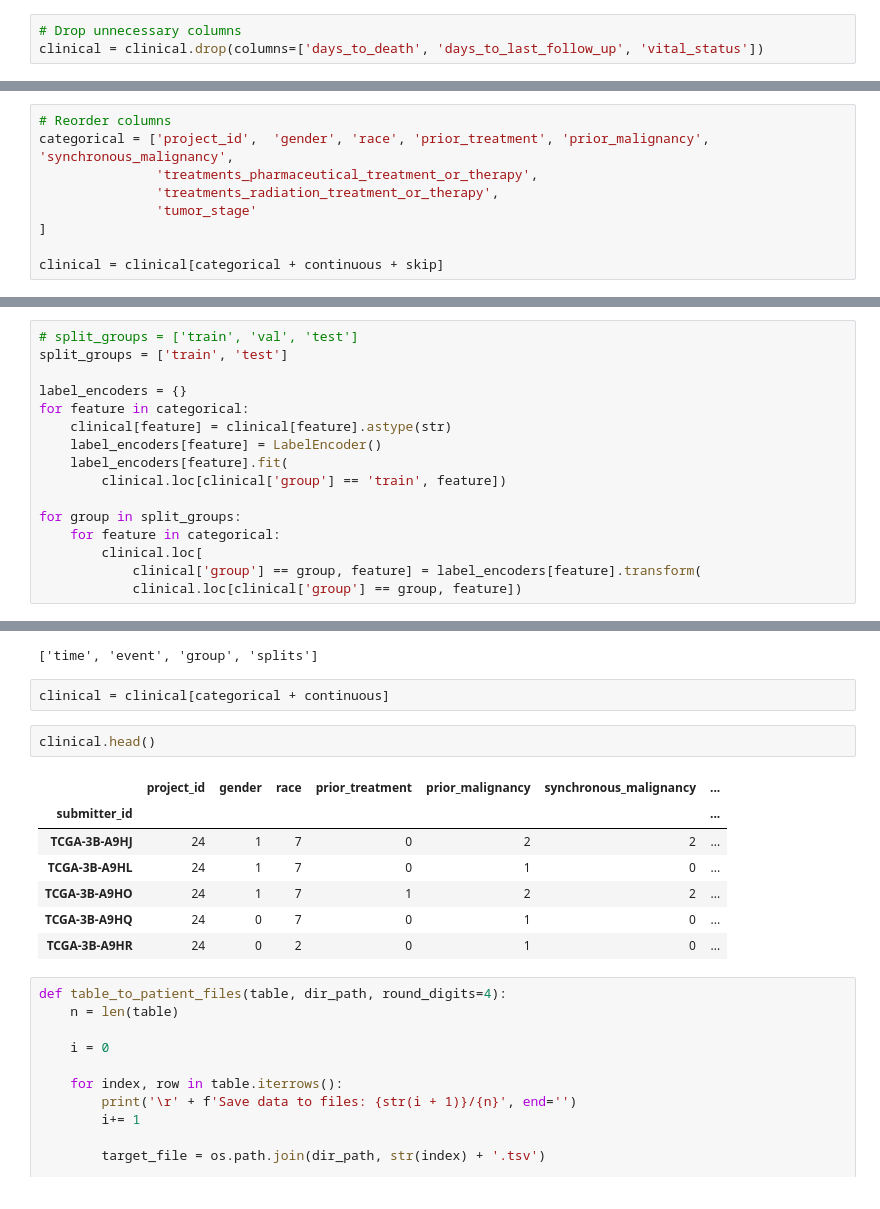
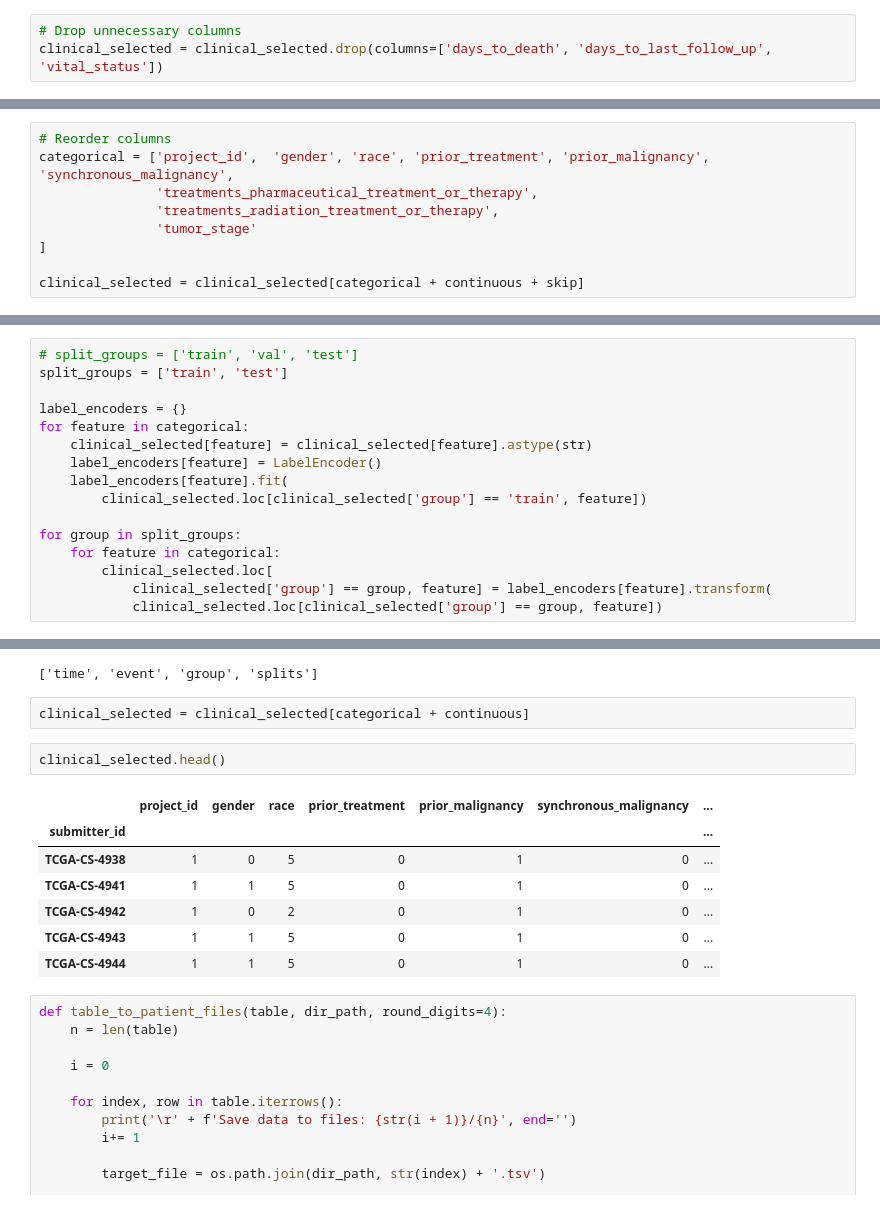
Before and after one commit to dwemer8/multisurv, a Jupyter notebook: data/preprocess_clinical.ipynb, the cells around one changed output, grey strips where cells are left out. Cells and saved outputs as stored; diff of their text form.

```diff
--- a/data/preprocess_clinical.ipynb
+++ b/data/preprocess_clinical.ipynb
@@ -836,5 +860,5 @@ clinical.head()
 Encode labels (with a value between 0 and n_classes-1) to use with categorical embeddings.
 # %%
 # Drop unnecessary columns
-clinical = clinical.drop(columns=['days_to_death', 'days_to_last_follow_up', 'vital_status'])
+clinical_selected = clinical_selected.drop(columns=['days_to_death', 'days_to_last_follow_up', 'vital_status'])
 # %%
@@ -908,5 +932,5 @@ categorical = ['project_id',  'gender', 'race', 'prior_treatment', 'prior_malign
                'tumor_stage'
 ]
 
-clinical = clinical[categorical + continuous + skip]
+clinical_selected = clinical_selected[categorical + continuous + skip]
 # %%
@@ -922,16 +946,16 @@ split_groups = ['train', 'test']
 
 label_encoders = {}
 for feature in categorical:
-    clinical[feature] = clinical[feature].astype(str)
+    clinical_selected[feature] = clinical_selected[feature].astype(str)
     label_encoders[feature] = LabelEncoder()
     label_encoders[feature].fit(
-        clinical.loc[clinical['group'] == 'train', feature])
+        clinical_selected.loc[clinical_selected['group'] == 'train', feature])
 
 for group in split_groups:
     for feature in categorical:
-        clinical.loc[
-            clinical['group'] == group, feature] = label_encoders[feature].transform(
-            clinical.loc[clinical['group'] == group, feature])
+        clinical_selected.loc[
+            clinical_selected['group'] == group, feature] = label_encoders[feature].transform(
+            clinical_selected.loc[clinical_selected['group'] == group, feature])
 # %% [markdown]
 The embedding dimensions (in a list of two-tuples) are calculated in the next cell: number of unique values paired with the embedding dimension for each categorical feature.
 
@@ -999,17 +1023,17 @@ skip
 # %% [output]
 ['time', 'event', 'group', 'splits']
 # %%
-clinical = clinical[categorical + continuous]
+clinical_selected = clinical_selected[categorical + continuous]
 # %%
-clinical.head()
+clinical_selected.head()
 # %% [output]
 |  | project_id | gender | race | prior_treatment | prior_malignancy | synchronous_malignancy | ... |
 | submitter_id |  |  |  |  |  |  | ... |
-| TCGA-3B-A9HJ | 24 | 1 | 7 | 0 | 2 | 2 | ... |
-| TCGA-3B-A9HL | 24 | 1 | 7 | 0 | 1 | 0 | ... |
-| TCGA-3B-A9HO | 24 | 1 | 7 | 1 | 2 | 2 | ... |
-| TCGA-3B-A9HQ | 24 | 0 | 7 | 0 | 1 | 0 | ... |
-| TCGA-3B-A9HR | 24 | 0 | 2 | 0 | 1 | 0 | ... |
+| TCGA-CS-4938 | 1 | 0 | 5 | 0 | 1 | 0 | ... |
+| TCGA-CS-4941 | 1 | 1 | 5 | 0 | 1 | 0 | ... |
+| TCGA-CS-4942 | 1 | 0 | 2 | 0 | 1 | 0 | ... |
+| TCGA-CS-4943 | 1 | 1 | 5 | 0 | 1 | 0 | ... |
+| TCGA-CS-4944 | 1 | 1 | 5 | 0 | 1 | 0 | ... |
 # %%
 def table_to_patient_files(table, dir_path, round_digits=4):
     n = len(table)
```
Also changed, not shown: parts of 33 cells of this notebook, 9 other files.
